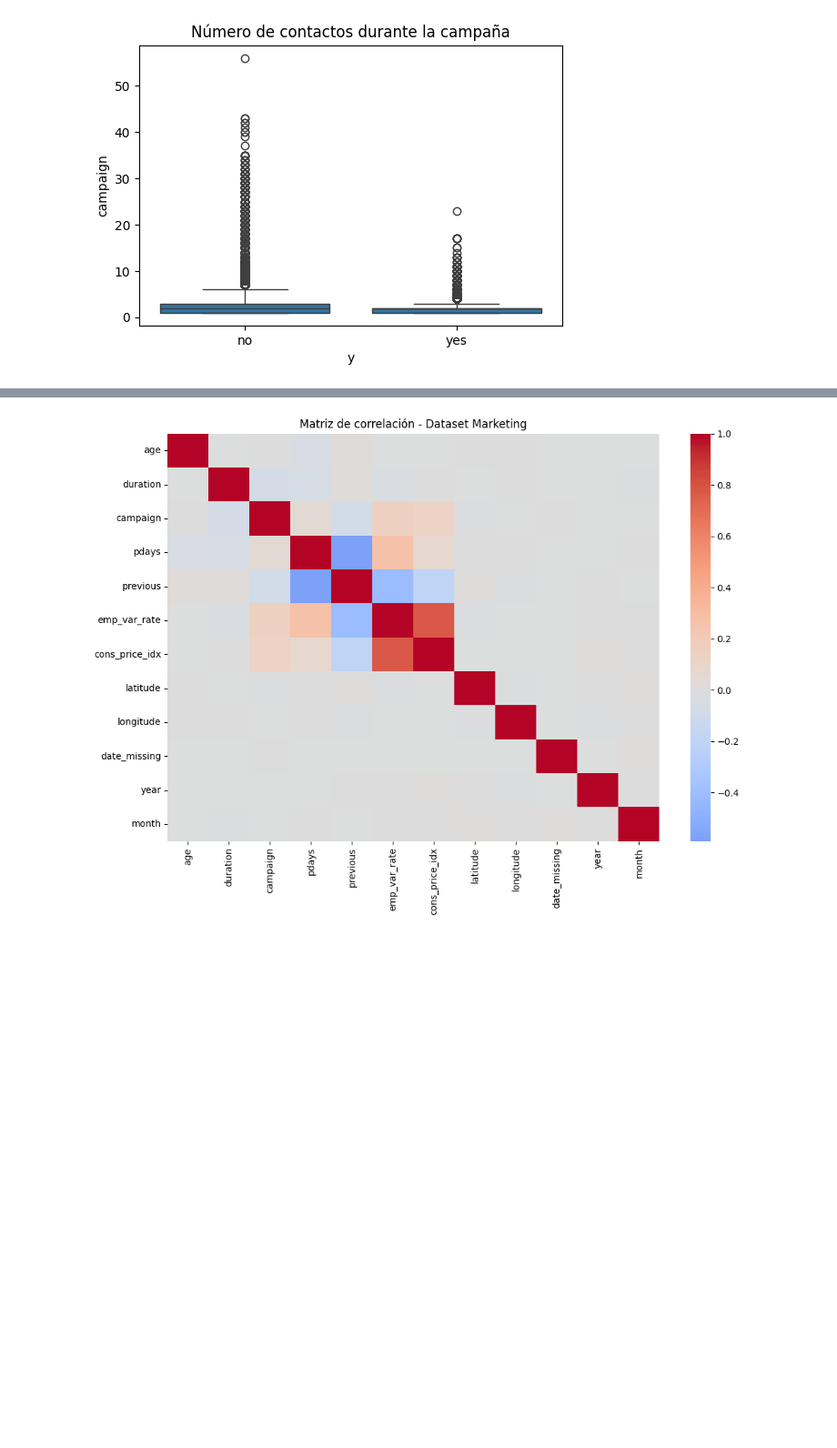
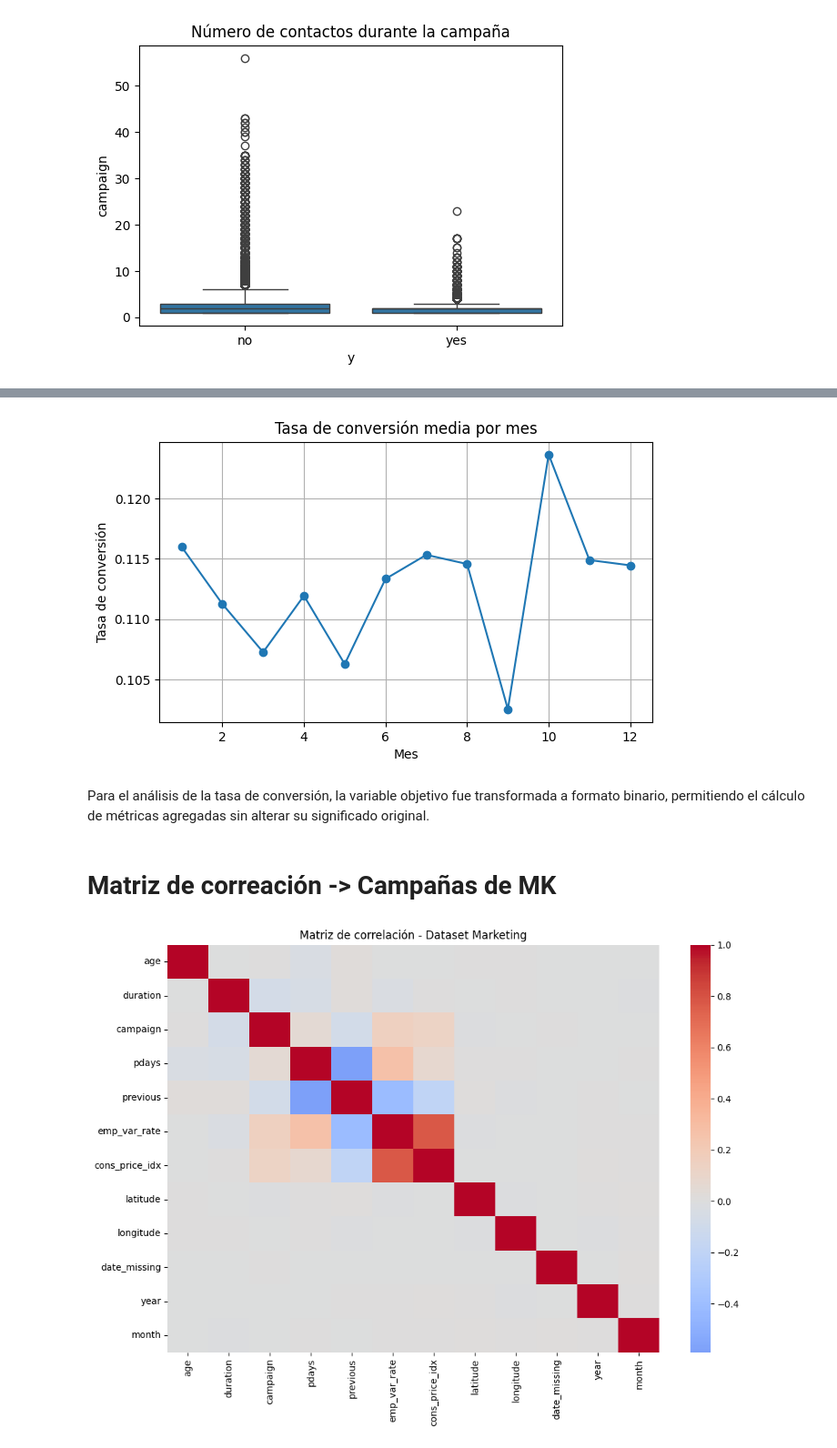
Before and after one commit to Carlagallo/EDA---MARKETING, a Jupyter notebook: Notebook/01-Analisis_preeliminar.ipynb, the cells around one changed output, grey strips where cells are left out. Shown at 91% size. Cells and saved outputs as stored; diff of their text form; code cells hidden in the pictures; blank space fills up the shorter version.

```diff
--- a/Notebook/01-Analisis_preeliminar.ipynb
+++ b/Notebook/01-Analisis_preeliminar.ipynb
@@ -745,3 +746,28 @@ plt.show()
+# %%
+df_marketing_clean["y_bin"] = df_marketing_clean["y"].map({
+    "yes": 1,
+    "no": 0
+})
+# %%
+conversion_by_month = (
+    df_marketing_clean
+    .groupby("month")["y_bin"]
+    .mean()
+)
+# %%
+plt.figure(figsize=(7,4))
+conversion_by_month.plot(marker="o")
+plt.title("Tasa de conversión media por mes")
+plt.xlabel("Mes")
+plt.ylabel("Tasa de conversión")
+plt.grid(True)
+plt.show()
+# %% [output]
+[figure, added]
+# %% [markdown]
+Para el análisis de la tasa de conversión, la variable objetivo fue transformada a formato binario, permitiendo el cálculo de métricas agregadas sin alterar su significado original.
+# %% [markdown]
+# Matriz de correación -> Campañas de MK
 # %%
 num_cols = df_marketing_clean.select_dtypes(include=np.number)
 # %%
```
Also changed, not shown: parts of 5 cells of this notebook, 4 other files.
